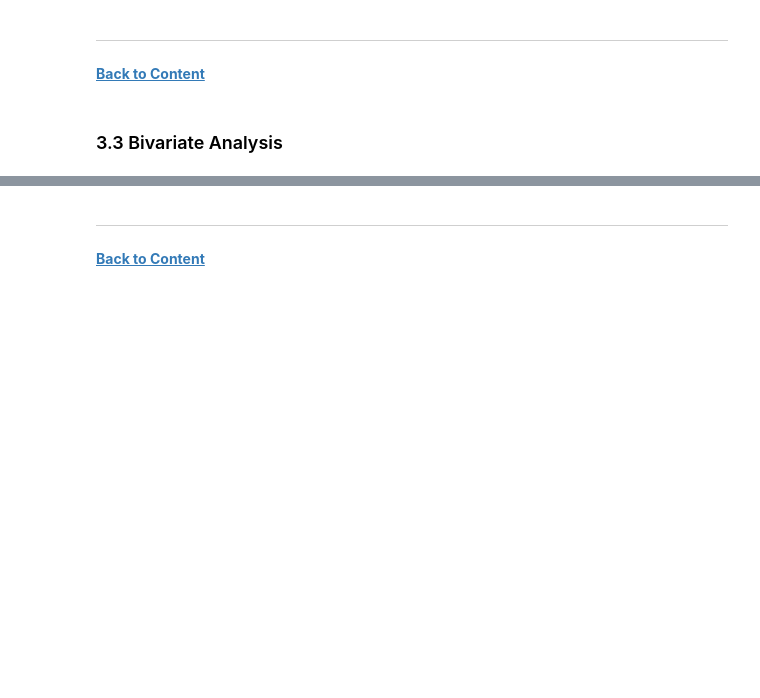
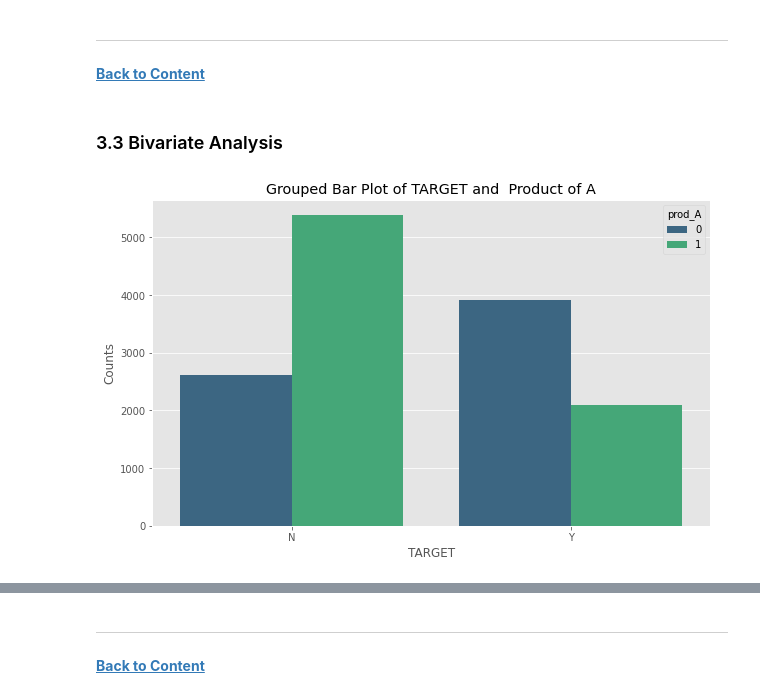
Before and after one commit to chetan5373/DAV-6150, a Jupyter notebook: M7_Assignment/C_Devarshi_M7_assn.ipynb, the cells around one changed output, grey strips where cells are left out. Cells and saved outputs as stored; diff of their text form; code cells hidden in the pictures; blank space fills up the shorter version.

```diff
--- a/M7_Assignment/C_Devarshi_M7_assn.ipynb
+++ b/M7_Assignment/C_Devarshi_M7_assn.ipynb
@@ -708,3 +748,21 @@ __Note__ - 'ID' attribute is unique identifier which has no role in model traini
 <b> [Back to Content](#Content) </b>
 # %% [markdown]
 ### 3.3 Bivariate Analysis
+# %%
+# Count the values for each combination of categorical column.
+count_data = df.groupby(['TARGET', 'prod_A']).size().reset_index(name='counts')
+
+# Grouped bar plot
+plt.figure(figsize=(10, 6))
+sns.barplot(x='TARGET', y='counts', hue='prod_A', data=count_data, palette='viridis')
+
+# Set plot labels and title
+plt.xlabel('TARGET')
+plt.ylabel('Counts')
+plt.title('Grouped Bar Plot of TARGET and  Product of A')
+plt.legend(title='prod_A')
+
+# Display the plot
+plt.show()
+# %% [output]
+[figure, added]
```
Also changed, not shown: parts of 153 cells of this notebook.
